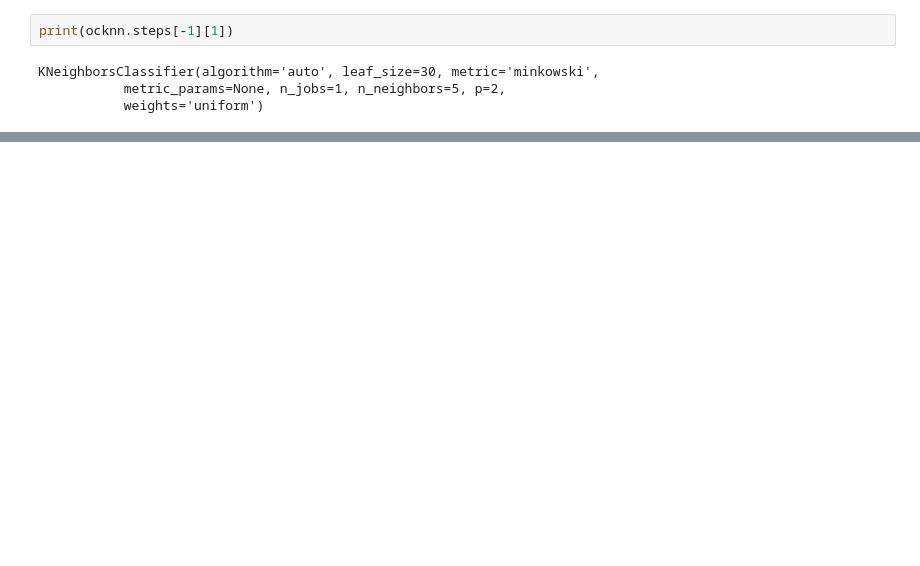
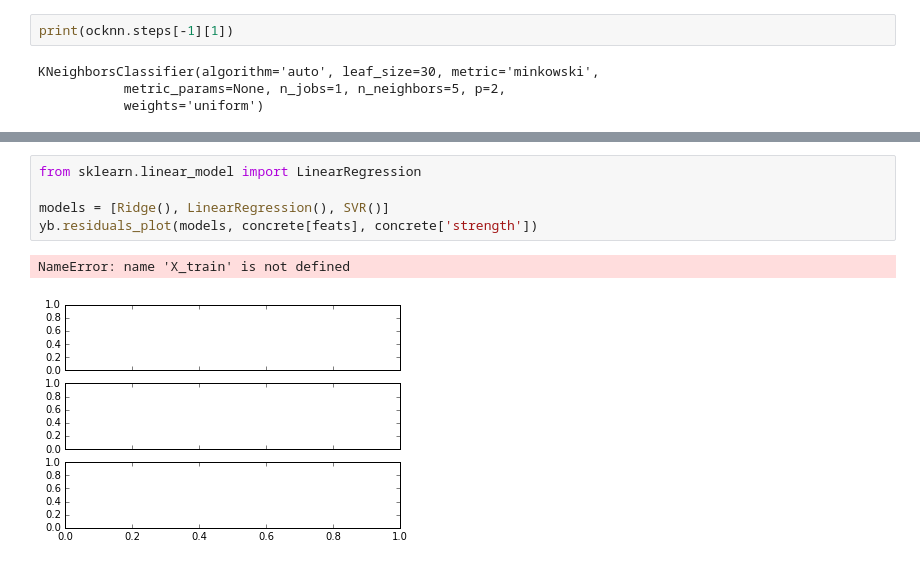
Before and after one commit to DistrictDataLabs/yellowbrick, a Jupyter notebook: examples/examples.ipynb, the cells around one changed output, grey strips where cells are left out. Saved outputs shown, nothing was run; the diff lists cells and outputs as text; blank space fills up the shorter version.

Commit message:
residuals plots

```diff
--- a/examples/examples.ipynb
+++ b/examples/examples.ipynb
@@ -133,0 +134,8 @@ yb.peplot([model[0] for model in models], concrete[feats], concrete['strength'])
+# %%
+from sklearn.linear_model import LinearRegression
+
+models = [Ridge(), LinearRegression(), SVR()]
+yb.residuals_plot(models, concrete[feats], concrete['strength'])
+# %% [output]
+NameError: name 'X_train' is not defined
+[figure, added]
```
Also changed, not shown: parts of 3 cells of this notebook, 3 other files.
